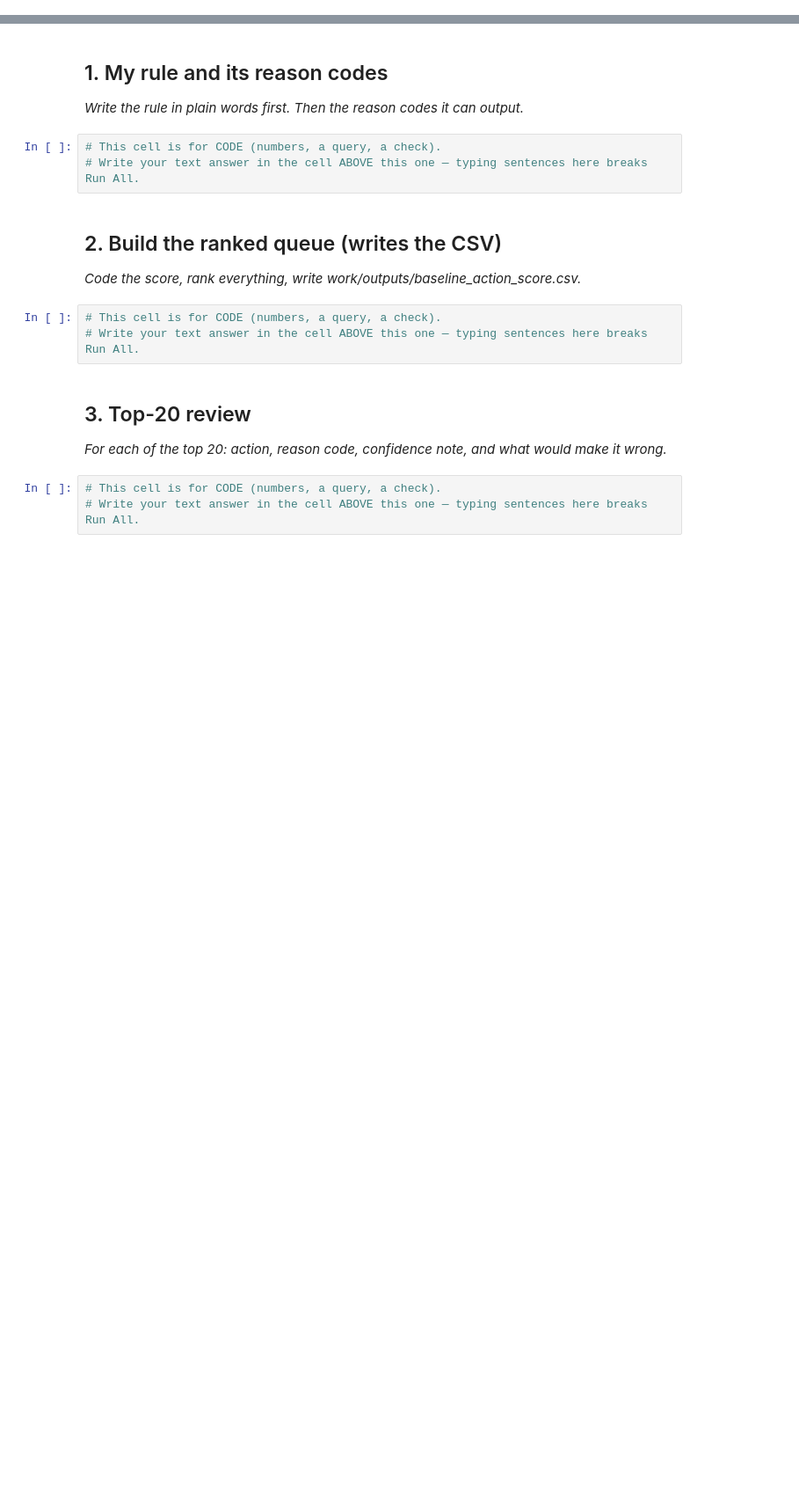
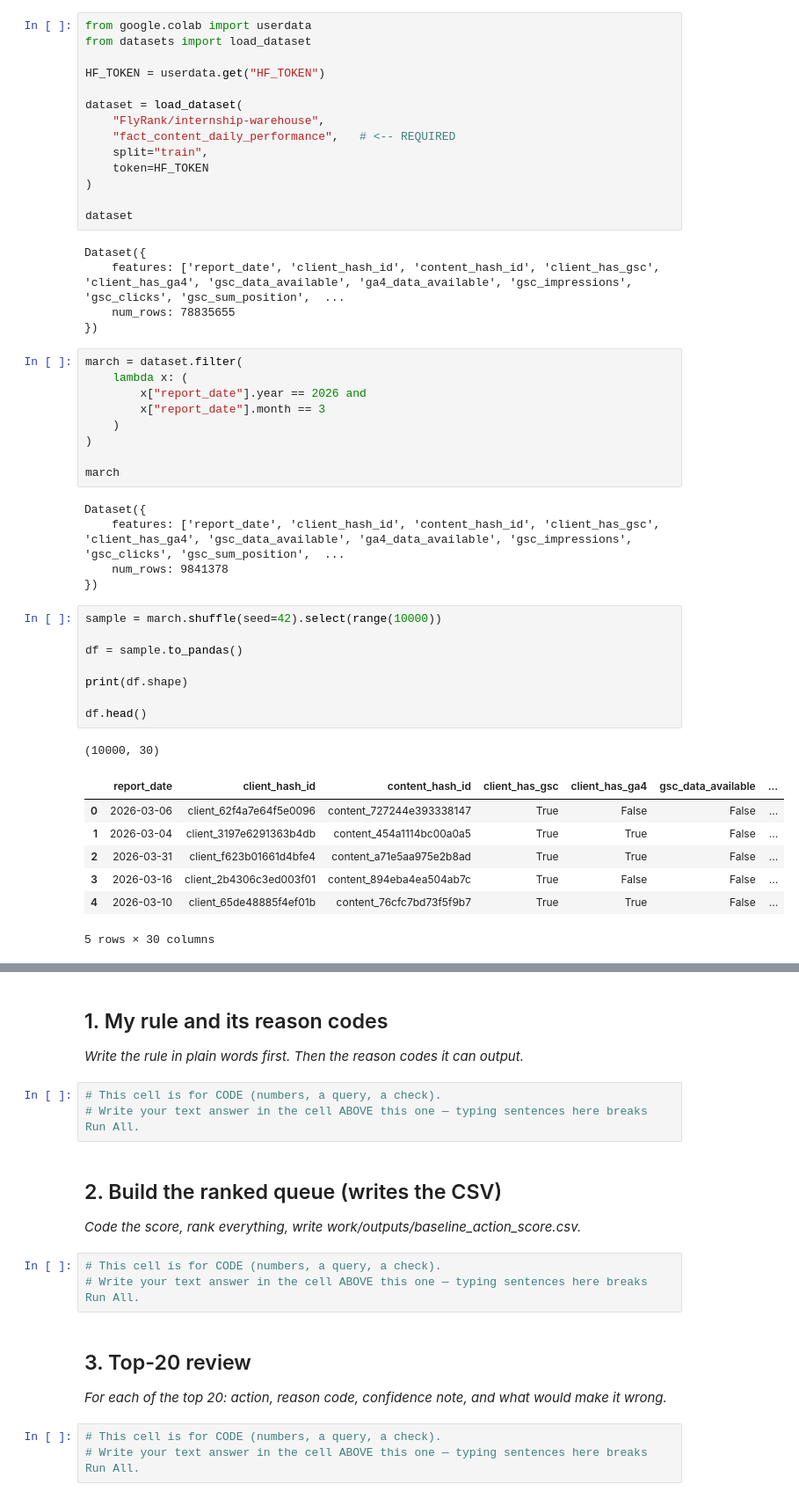
Before and after one commit to iemanmalik/flyrank-ml, a Jupyter notebook: work/notebooks/w04_baseline_score.ipynb, the cells around one changed output, grey strips where cells are left out. Shown at 88% size. Saved outputs shown, nothing was run; the diff lists cells and outputs as text; blank space fills up the shorter version.

```diff
--- a/work/notebooks/w04_baseline_score.ipynb
+++ b/work/notebooks/w04_baseline_score.ipynb
@@ -6,3 +6,53 @@
 This skeleton is yours to fill. Work the sections **in order** — each one has a one-line hint. Simple words, honest numbers.
 
 > Working with an AI assistant? Tell it to read `skills/README.md` first and load the one skill this assignment names on its card.
+# %%
+from google.colab import userdata
+from datasets import load_dataset
+
+HF_TOKEN = userdata.get("HF_TOKEN")
+
+dataset = load_dataset(
+    "FlyRank/internship-warehouse",
+    "fact_content_daily_performance",   # <-- REQUIRED
+    split="train",
+    token=HF_TOKEN
+)
+
+dataset
+# %% [output]
+Dataset({
+    features: ['report_date', 'client_hash_id', 'content_hash_id', 'client_has_gsc', 'client_has_ga4', 'gsc_data_available', 'ga4_data_available', 'gsc_impressions', 'gsc_clicks', 'gsc_sum_position',  ...
+    num_rows: 78835655
+})
+# %%
+march = dataset.filter(
+    lambda x: (
+        x["report_date"].year == 2026 and
+        x["report_date"].month == 3
+    )
+)
+
+march
+# %% [output]
+Dataset({
+    features: ['report_date', 'client_hash_id', 'content_hash_id', 'client_has_gsc', 'client_has_ga4', 'gsc_data_available', 'ga4_data_available', 'gsc_impressions', 'gsc_clicks', 'gsc_sum_position',  ...
+    num_rows: 9841378
+})
+# %%
+sample = march.shuffle(seed=42).select(range(10000))
+
+df = sample.to_pandas()
+
+print(df.shape)
+
+df.head()
+# %% [output]
+(10000, 30)
+|  | report_date | client_hash_id | content_hash_id | client_has_gsc | client_has_ga4 | gsc_data_available | ... |
+| 0 | 2026-03-06 | client_62f4a7e64f5e0096 | content_727244e393338147 | True | False | False | ... |
+| 1 | 2026-03-04 | client_3197e6291363b4db | content_454a1114bc00a0a5 | True | True | False | ... |
+| 2 | 2026-03-31 | client_f623b01661d4bfe4 | content_a71e5aa975e2b8ad | True | True | False | ... |
+| 3 | 2026-03-16 | client_2b4306c3ed003f01 | content_894eba4ea504ab7c | True | False | False | ... |
+| 4 | 2026-03-10 | client_65de48885f4ef01b | content_76cfc7bd73f5f9b7 | True | True | False | ... |
+5 rows × 30 columns
```
Also changed, not shown: parts of 16 cells of this notebook.
